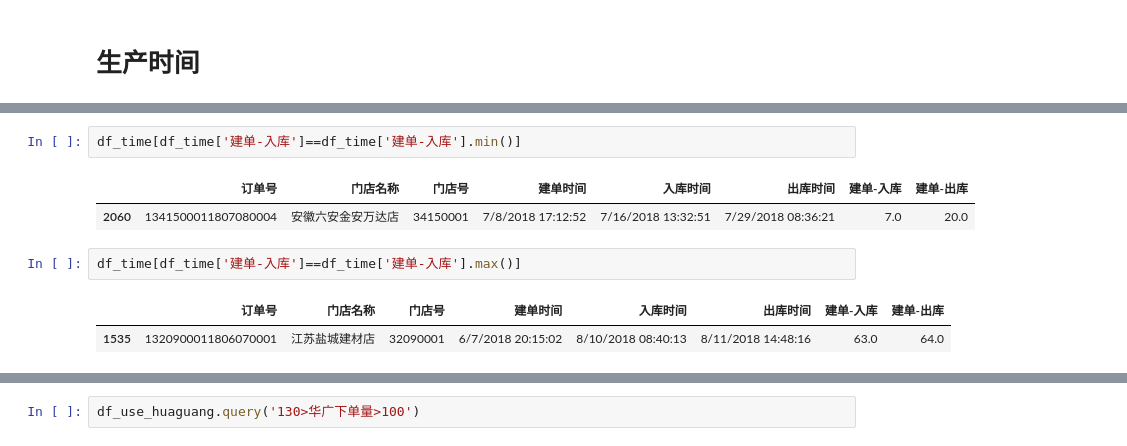
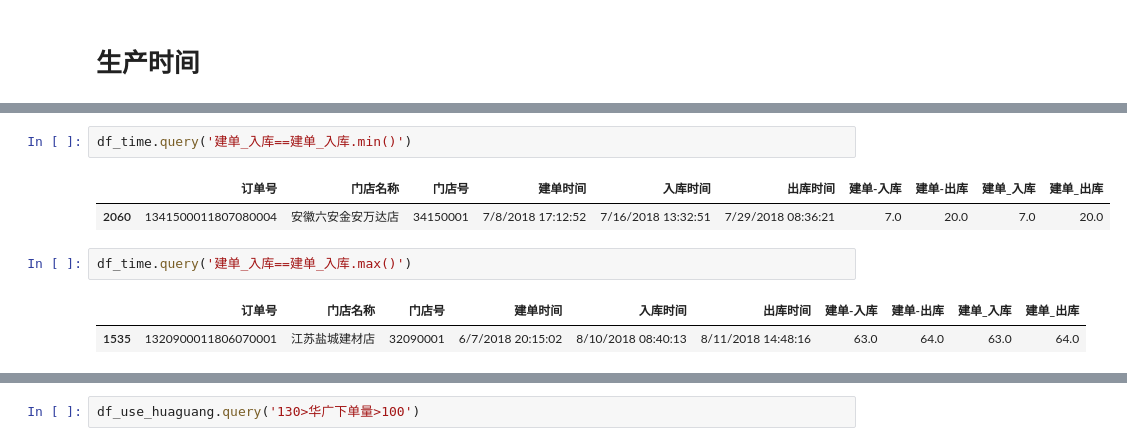
Before and after one commit to serpahimor/private-room, a Jupyter notebook: ipynb/mes/下单状态分析.ipynb, the cells around one changed output, grey strips where cells are left out. Drawn from its saved outputs; the diff is of its cells as text.

```diff
--- a/ipynb/mes/Untitled.ipynb
+++ b/ipynb/mes/下单状态分析.ipynb
@@ -183,14 +176,14 @@ df_time[pd.notnull(df_time['建单-入库'])][['建单-入库']].describe()
 | 50% | 46.000000 |
 | 75% | 50.000000 |
 | max | 63.000000 |
-# %%
-df_time[df_time['建单-入库']==df_time['建单-入库'].min()]
-# %% [output]
-|  | 订单号 | 门店名称 | 门店号 | 建单时间 | 入库时间 | 出库时间 | 建单-入库 | 建单-出库 |
-| 2060 | 1341500011807080004 | 安徽六安金安万达店 | 34150001 | 7/8/2018 17:12:52 | 7/16/2018 13:32:51 | 7/29/2018 08:36:21 | 7.0 | 20.0 |
-# %%
-df_time[df_time['建单-入库']==df_time['建单-入库'].max()]
-# %% [output]
-|  | 订单号 | 门店名称 | 门店号 | 建单时间 | 入库时间 | 出库时间 | 建单-入库 | 建单-出库 |
-| 1535 | 1320900011806070001 | 江苏盐城建材店 | 32090001 | 6/7/2018 20:15:02 | 8/10/2018 08:40:13 | 8/11/2018 14:48:16 | 63.0 | 64.0 |
+# %%
+df_time.query('建单_入库==建单_入库.min()')
+# %% [output]
+|  | 订单号 | 门店名称 | 门店号 | 建单时间 | 入库时间 | 出库时间 | 建单-入库 | 建单-出库 | 建单_入库 | 建单_出库 |
+| 2060 | 1341500011807080004 | 安徽六安金安万达店 | 34150001 | 7/8/2018 17:12:52 | 7/16/2018 13:32:51 | 7/29/2018 08:36:21 | 7.0 | 20.0 | 7.0 | 20.0 |
+# %%
+df_time.query('建单_入库==建单_入库.max()')
+# %% [output]
+|  | 订单号 | 门店名称 | 门店号 | 建单时间 | 入库时间 | 出库时间 | 建单-入库 | 建单-出库 | 建单_入库 | 建单_出库 |
+| 1535 | 1320900011806070001 | 江苏盐城建材店 | 32090001 | 6/7/2018 20:15:02 | 8/10/2018 08:40:13 | 8/11/2018 14:48:16 | 63.0 | 64.0 | 63.0 | 64.0 |
 # %%
```
Also changed, not shown: parts of 14 cells of this notebook.
